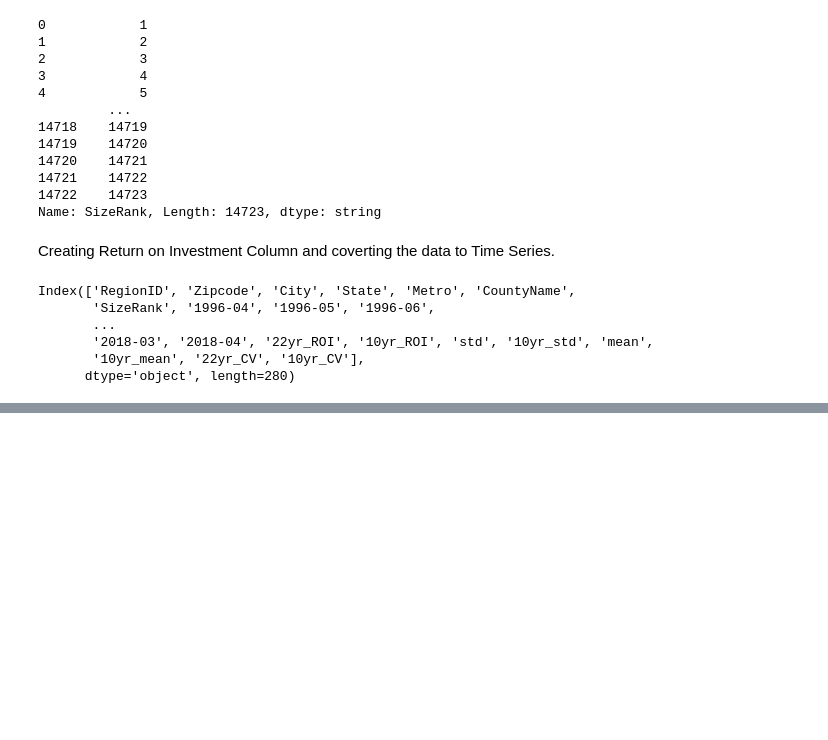
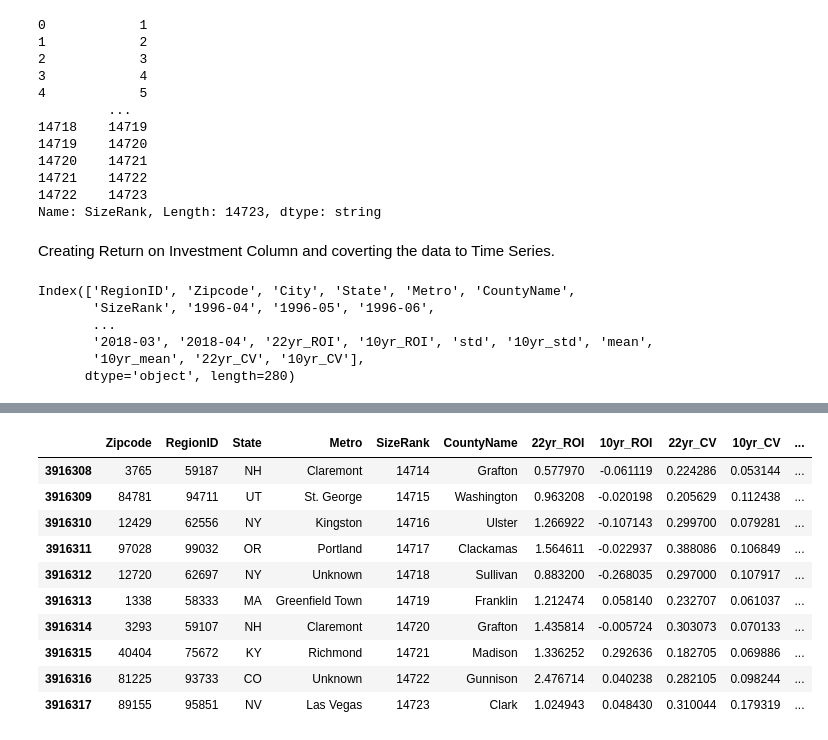
Before and after one commit to Brenda-Mutai/dsc-Time-Series, a Jupyter notebook: student.notebook.ipynb, the cells around one changed output, grey strips where cells are left out. Saved outputs shown, nothing was run; the diff lists cells and outputs as text; code cells hidden in the pictures; blank space fills up the shorter version.

```diff
--- a/student.notebook.ipynb
+++ b/student.notebook.ipynb
@@ -287,0 +293,14 @@ data.head()
+# %%
+data.tail(10)
+# %% [output]
+|  | Zipcode | RegionID | State | Metro | SizeRank | CountyName | 22yr_ROI | 10yr_ROI | 22yr_CV | 10yr_CV | ... |
+| 3916308 | 3765 | 59187 | NH | Claremont | 14714 | Grafton | 0.577970 | -0.061119 | 0.224286 | 0.053144 | ... |
+| 3916309 | 84781 | 94711 | UT | St. George | 14715 | Washington | 0.963208 | -0.020198 | 0.205629 | 0.112438 | ... |
+| 3916310 | 12429 | 62556 | NY | Kingston | 14716 | Ulster | 1.266922 | -0.107143 | 0.299700 | 0.079281 | ... |
+| 3916311 | 97028 | 99032 | OR | Portland | 14717 | Clackamas | 1.564611 | -0.022937 | 0.388086 | 0.106849 | ... |
+| 3916312 | 12720 | 62697 | NY | Unknown | 14718 | Sullivan | 0.883200 | -0.268035 | 0.297000 | 0.107917 | ... |
+| 3916313 | 1338 | 58333 | MA | Greenfield Town | 14719 | Franklin | 1.212474 | 0.058140 | 0.232707 | 0.061037 | ... |
+| 3916314 | 3293 | 59107 | NH | Claremont | 14720 | Grafton | 1.435814 | -0.005724 | 0.303073 | 0.070133 | ... |
+| 3916315 | 40404 | 75672 | KY | Richmond | 14721 | Madison | 1.336252 | 0.292636 | 0.182705 | 0.069886 | ... |
+| 3916316 | 81225 | 93733 | CO | Unknown | 14722 | Gunnison | 2.476714 | 0.040238 | 0.282105 | 0.098244 | ... |
+| 3916317 | 89155 | 95851 | NV | Las Vegas | 14723 | Clark | 1.024943 | 0.048430 | 0.310044 | 0.179319 | ... |
```
Also changed, not shown: parts of 1 cell of this notebook.
